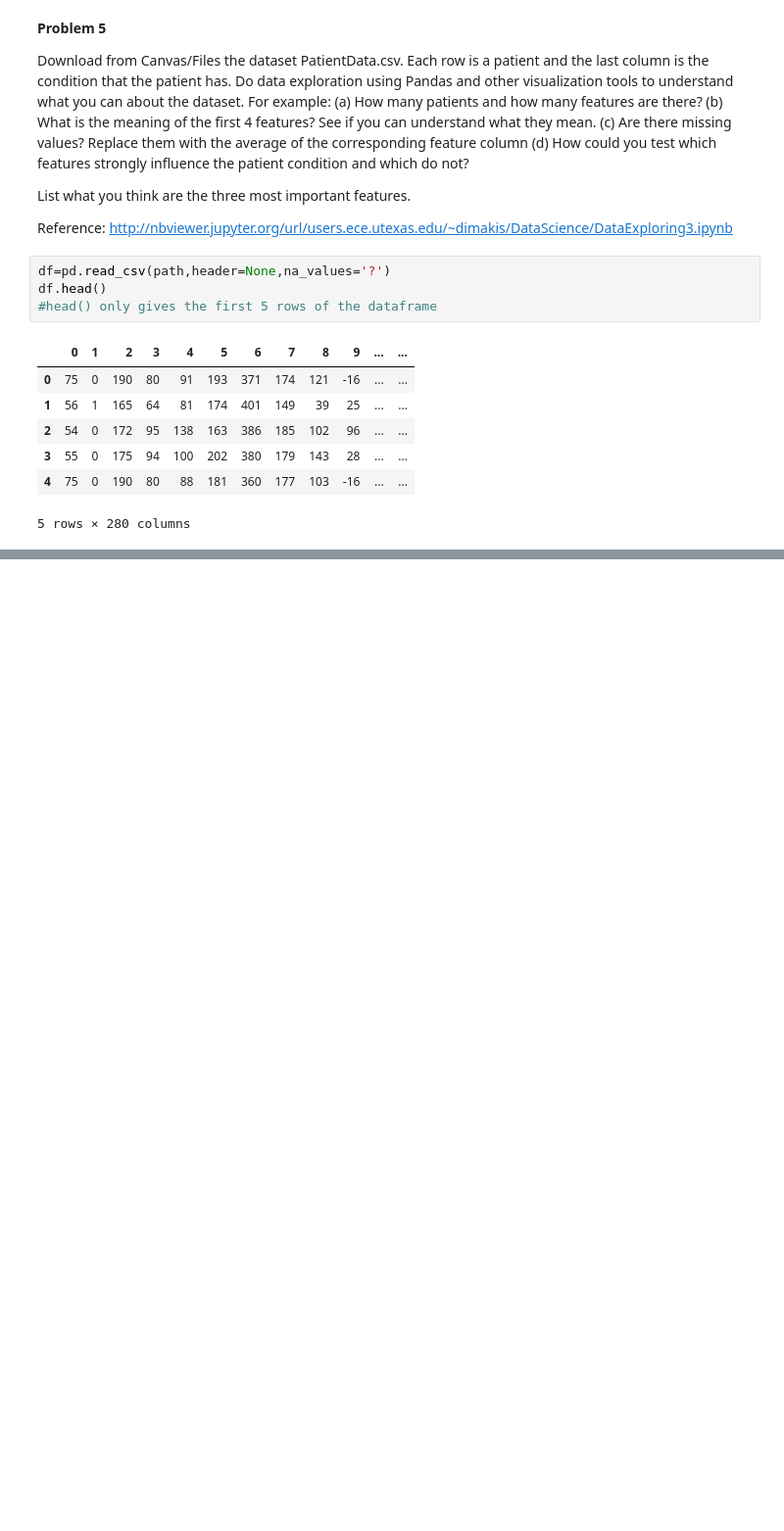
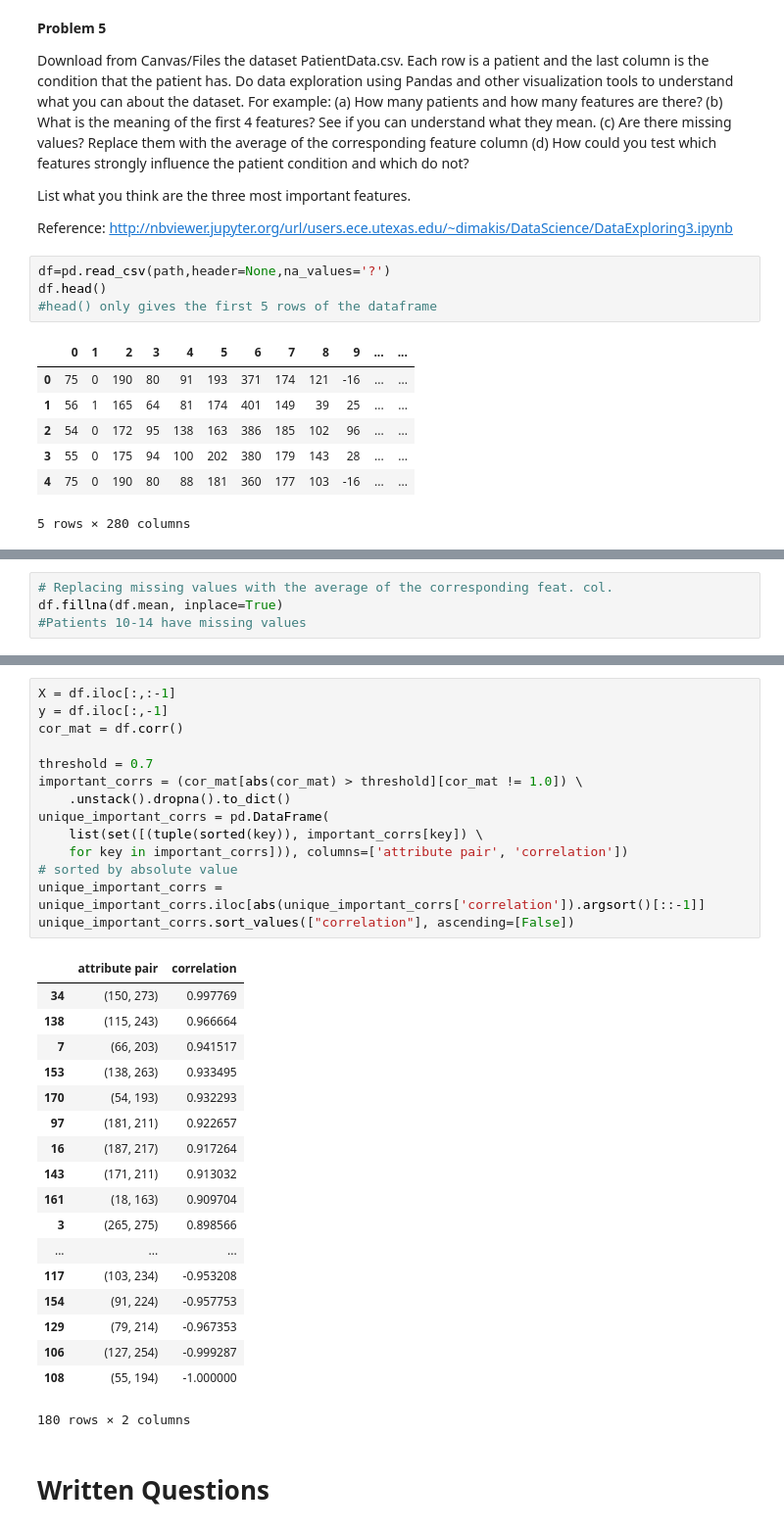
Before and after one commit to JulianDomingo/EE-379K-Data-Science-Lab, a Jupyter notebook: Lab 1/Lab1.ipynb, the cells around one changed output, grey strips where cells are left out. Shown at 98% size. Cells and saved outputs as stored; diff of their text form; blank space fills up the shorter version.

```diff
--- a/Lab 1/Lab1.ipynb
+++ b/Lab 1/Lab1.ipynb
@@ -203,0 +215,4 @@ df[0].hist(bins=10)
+# %%
+# Replacing missing values with the average of the corresponding feat. col.
+df.fillna(df.mean, inplace=True)
+#Patients 10-14 have missing values
@@ -203,0 +245,35 @@ df[0].hist(bins=10)
+# %%
+X = df.iloc[:,:-1]
+y = df.iloc[:,-1]
+cor_mat = df.corr()
+
+threshold = 0.7
+important_corrs = (cor_mat[abs(cor_mat) > threshold][cor_mat != 1.0]) \
+    .unstack().dropna().to_dict()
+unique_important_corrs = pd.DataFrame(
+    list(set([(tuple(sorted(key)), important_corrs[key]) \
+    for key in important_corrs])), columns=['attribute pair', 'correlation'])
+# sorted by absolute value
+unique_important_corrs = unique_important_corrs.iloc[abs(unique_important_corrs['correlation']).argsort()[::-1]]
+unique_important_corrs.sort_values(["correlation"], ascending=[False])
+# %% [output]
+|  | attribute pair | correlation |
+| 34 | (150, 273) | 0.997769 |
+| 138 | (115, 243) | 0.966664 |
+| 7 | (66, 203) | 0.941517 |
+| 153 | (138, 263) | 0.933495 |
+| 170 | (54, 193) | 0.932293 |
+| 97 | (181, 211) | 0.922657 |
+| 16 | (187, 217) | 0.917264 |
+| 143 | (171, 211) | 0.913032 |
+| 161 | (18, 163) | 0.909704 |
+| 3 | (265, 275) | 0.898566 |
+| ... | ... | ... |
+| 117 | (103, 234) | -0.953208 |
+| 154 | (91, 224) | -0.957753 |
+| 129 | (79, 214) | -0.967353 |
+| 106 | (127, 254) | -0.999287 |
+| 108 | (55, 194) | -1.000000 |
+180 rows × 2 columns
+# %% [markdown]
+# Written Questions
```
Also changed, not shown: parts of 20 cells of this notebook, 14 other files.
